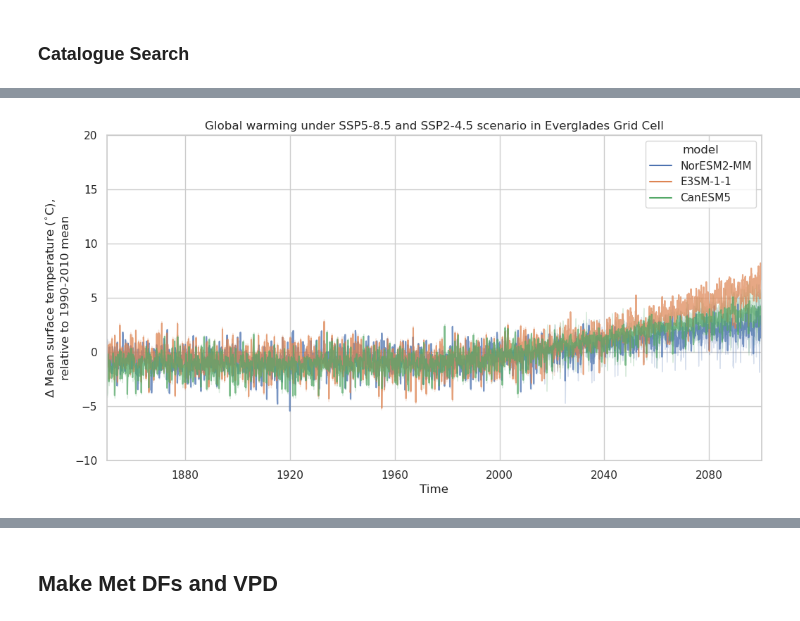
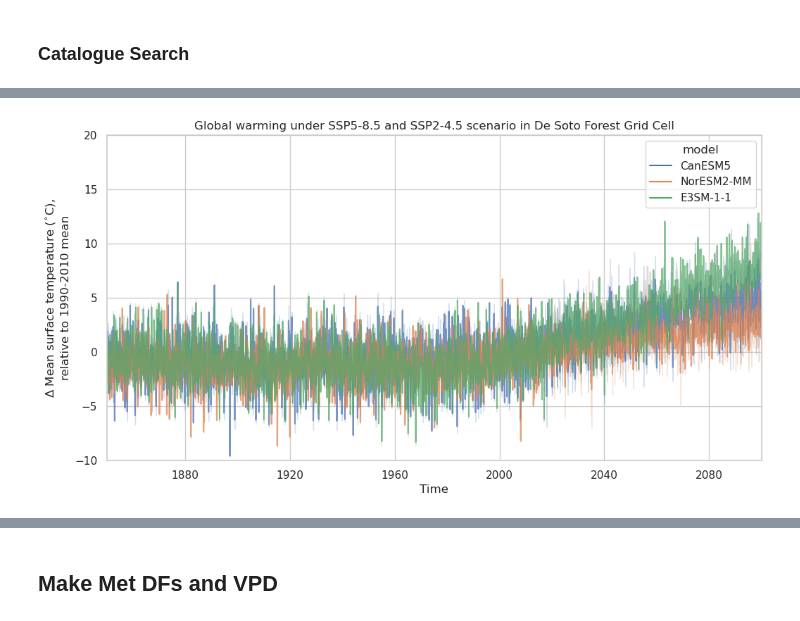
Before and after one commit to ShadmanAmin/CMIP_anomaly_HOTTER, a Jupyter notebook: cmip_classproject.ipynb, the cells around one changed output, grey strips where cells are left out. Saved outputs shown, nothing was run; the diff lists cells and outputs as text; code cells hidden in the pictures.

```diff
--- a/cmip_classproject.ipynb
+++ b/cmip_classproject.ipynb
@@ -207,3 +206,6 @@ longitude = 279.1
+# %%
+latitude = 32
+longitude = 271
 # %%
 dict_tas = {}
 for name, ds in tqdm(dataset_dict.items()):
@@ -347,6 +349,6 @@ anomaly_dict['CanESM5.ssp245']
 3012 rows × 1 columns
 # %%
-amazon_combined_df = pd.DataFrame()
+desoto_combined_df = pd.DataFrame()
 
 # Loop through the dictionary to build the combined DataFrame
 for key, df in anomaly_dict.items():
@@ -356,11 +358,11 @@ for key, df in anomaly_dict.items():
     df['model'] = model
     df['scenario'] = scenario
     df.reset_index(inplace=True)  # Ensure time is a column if not already
-    amazon_combined_df = pd.concat([amazon_combined_df, df], ignore_index=True)
-    amazon_combined_df['time'] = pd.to_datetime(amazon_combined_df['time'])
-    amazon_combined_df['year'] = amazon_combined_df['time'].dt.year
-    amazon_combined_df['month'] = amazon_combined_df['time'].dt.month
+    desoto_combined_df = pd.concat([desoto_combined_df, df], ignore_index=True)
+    desoto_combined_df['time'] = pd.to_datetime(desoto_combined_df['time'])
+    desoto_combined_df['year'] = desoto_combined_df['time'].dt.year
+    desoto_combined_df['month'] = desoto_combined_df['time'].dt.month
 
 
-print(amazon_combined_df)
+print(desoto_combined_df)
 # %% [output]
@@ -383,16 +382,16 @@ print(amazon_combined_df)
 [19500 rows x 6 columns]
 # %%
 sns.set_theme(style="whitegrid")
-p=sns.lineplot(data=amazon_combined_df, x='time', y='tas_anomaly',hue='model',alpha=0.7)
+p=sns.lineplot(data=desoto_combined_df, x='time', y='tas_anomaly',hue='model',alpha=0.7)
 
 p.axis(xmin=cftime.DatetimeNoLeap(1850, 1, 1), xmax=cftime.DatetimeNoLeap(2100, 1, 1))
 p.axis(ymin=-10, ymax=20)
 plt.xlabel('Time')
 plt.ylabel(r'${\Delta}$ Mean surface temperature ($^{\circ}$C),'
            '\n'
            'relative to 1990-2010 mean')
-plt.title('Global warming under SSP5-8.5 and SSP2-4.5 scenario in Everglades Grid Cell')
+plt.title('Global warming under SSP5-8.5 and SSP2-4.5 scenario in De Soto Forest Grid Cell')
 plt.show()
 # %% [output]
-[figure, old version]
+[figure, new version]
 # %%
```
Also changed, not shown: parts of 53 cells of this notebook, 20 other files.
